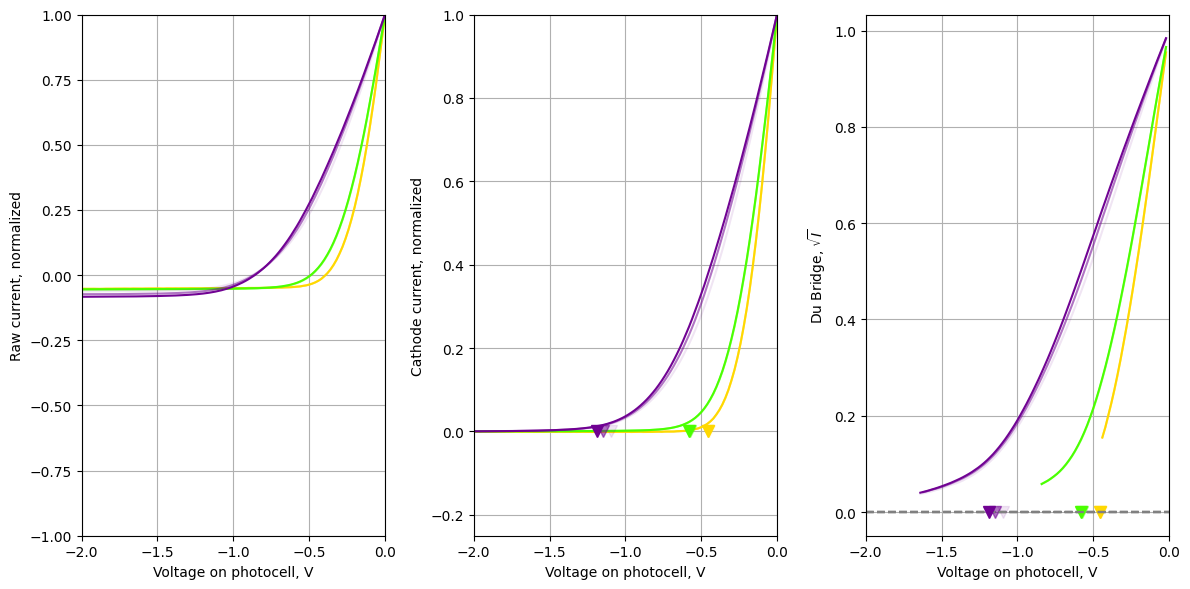
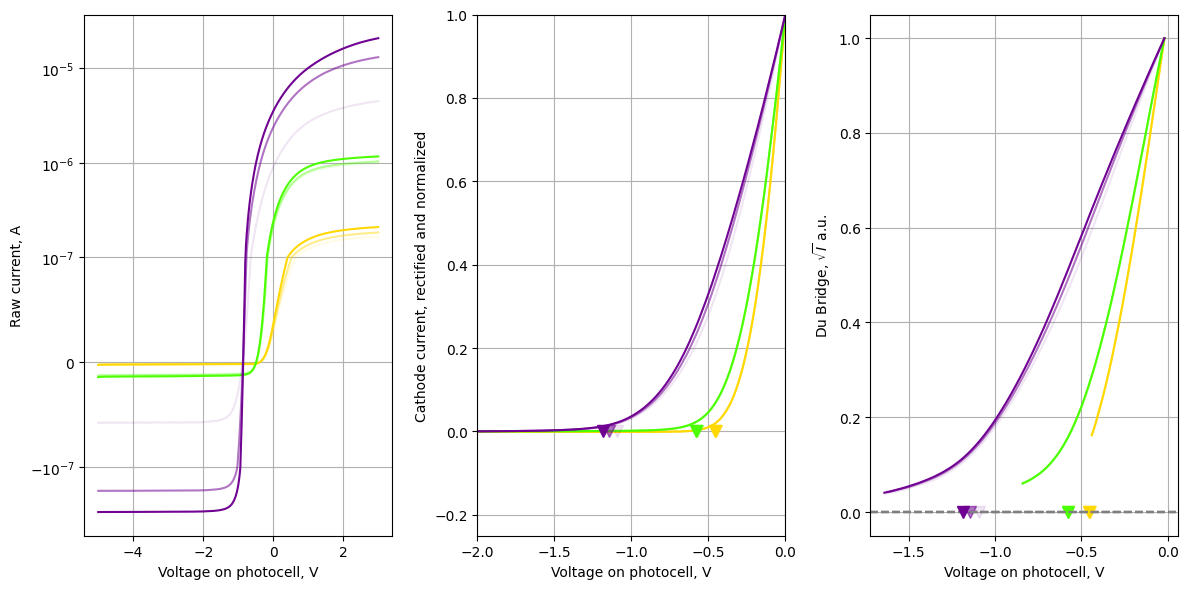
The notebook cell's code change between the first figure and the second:
--- before
+++ after
@@ -4,5 +4,5 @@
 
 
-fig, ax = plt.subplots(1, 3, figsize=(12,6), sharex=True)
+fig, ax = plt.subplots(1, 3, figsize=(12,6))
 plt.grid()
 
@@ -25,5 +25,4 @@
     I = I_avg_A[LED_V==power]
     normalization_parameter = np.max(I[V <= NORMPOINT])
-    I /= normalization_parameter
     if  np.max(powers) - np.min(powers) > 0:
       opacity = 0.1 + 0.89 * (power - np.min(powers)) / (np.max(powers) - np.min(powers))
@@ -31,4 +30,14 @@
       opacity = 1.0
 
+
+    # (1) Raw VAC
+
+    ax[0].plot(V, I, '-', ms=1, color=color, alpha=opacity)
+    ax[0].set_xlabel('Voltage on photocell, V');
+    ax[0].set_ylabel('Raw current, A')
+    ax[0].set_yscale('symlog', linthresh=1e-7)
+    ax[0].grid()
+
+    # (2) остаток = катодный ток
     # Find points where current I crosses zero current line
     V0, d = find_root2(V, I,  return_diagnostics=True)
@@ -37,28 +46,15 @@
       continue
     # diagnostics
-    R = d['R']
+    R = d['cathode_current']
     on = d['cathode_mask']
-
-
+    xv, yv = d['xv'], d['yv']
+    cathode_fit = d['cathode_fit']
     # систематика от выбора окна (для погрешности в отчёте)
     v0_mean, v0_spread = v0_sensitivity(V, I)
     data += f'{i} {waves[i]} {power:.1f} {-v0_mean:.3f} {v0_spread:.3f} {opacity:.2f}#\n '
-
-    # (1) сырая ВАХ + baseline
-
-    ax[0].plot(V, I, '-', ms=1, color=color, alpha=opacity)
-    #ax[0].plot(d['V'], baseline /, '--', color='#cc3333', label='baseline (анод+тёмный+утечки)')
-    #ax[0].axvspan(d['V'].min(), ANODE_VMAX, color='#cc3333', alpha=.10)
-    ax[0].set_xlim(-2, 0.);
-    ax[0].set_ylim(-1, 1)
-    ax[0].set_xlabel('Voltage on photocell, V');
-    ax[0].set_ylabel('Raw current, normalized')
-    ax[0].grid()
-
-    # (2) остаток = катодный ток
     normalization_parameter = np.max(R[V <= NORMPOINT])
+    I /= normalization_parameter
     R /= normalization_parameter
-    #db /= normalization_parameter
-    ax[1].plot(d['V'], R, '-', ms=2, color=color, alpha=opacity)
+    ax[1].plot(V, R, '-', ms=2, color=color, alpha=opacity)
     ax[1].plot(v0_mean, 0, 'v', ms=8, color=color, alpha=opacity)
     #ax[1].axvline(V0, color='#e08000', ls='--', label=f'V0 = {V0:.2f} В')
@@ -66,14 +62,16 @@
     ax[1].set_ylim(-0.25, 1)
     ax[1].set_xlabel('Voltage on photocell, V');
-    ax[1].set_ylabel('Cathode current, normalized')
+    ax[1].set_ylabel('Cathode current, rectified and normalized')
     ax[1].grid()
 
     # (3) Дю-Бридж: sqrt(R) vs V
-    x = d['V'][on]; y = np.sqrt(R[on]); #near = d['fit_mask_in_on']
+    xv, yv = d['xv'], d['yv'];
+    normalization_parameter = np.max(yv)
+    yv /= normalization_parameter
     ax[2].axhline(0, color='gray', ls='--')
     ax[2].plot(v0_mean, 0, 'v', ms=8, color=color, alpha=opacity)
-    ax[2].plot(x, y, '-', ms=2, color=color, alpha=opacity)
+    ax[2].plot(xv, yv, '-', ms=2, color=color, alpha=opacity)
     ax[2].set_xlabel('Voltage on photocell, V');
-    ax[2].set_ylabel('Du Bridge, $\sqrt{I}$')
+    ax[2].set_ylabel('Du Bridge, $\sqrt{I}$ a.u.')
     #ax[2].grid()
 plt.tight_layout()

Commit: Created using Colab